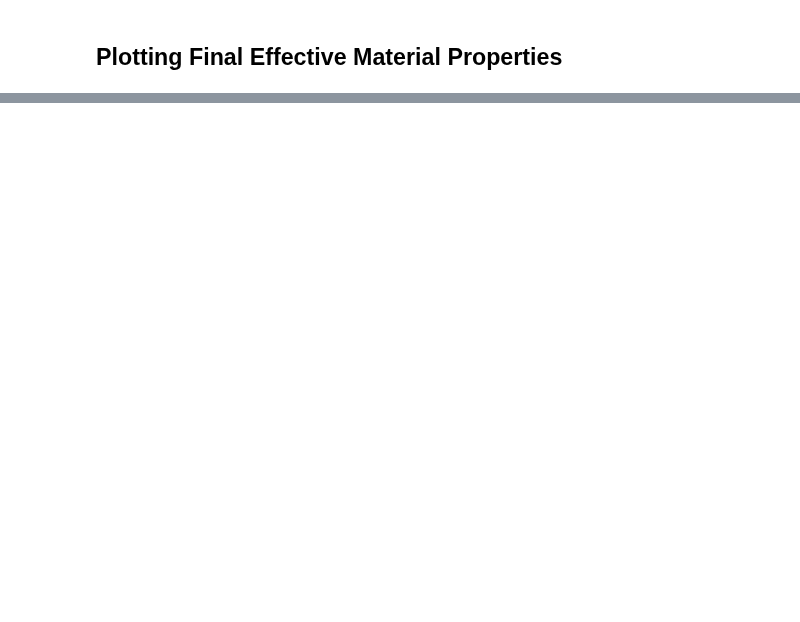
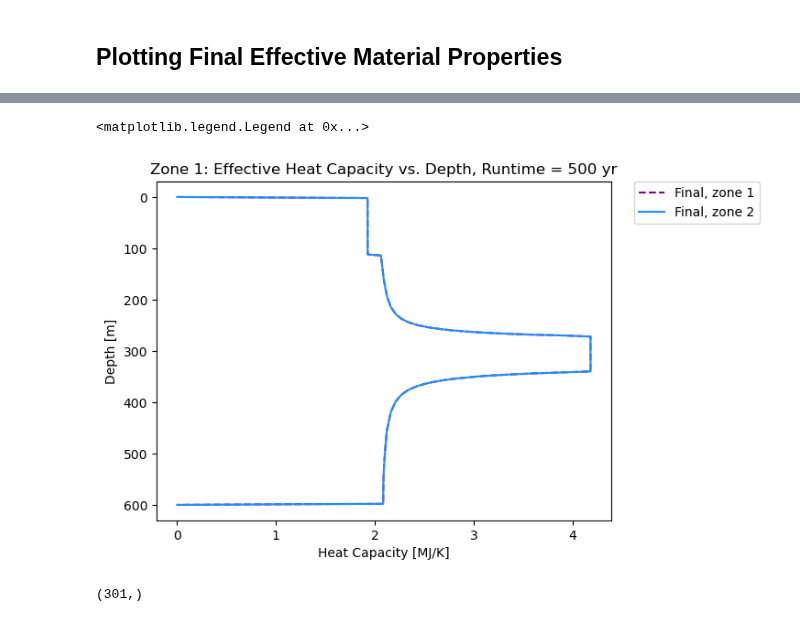
Before and after one commit to alexiak322/ceres-pingo-model, a Jupyter notebook: -1DHT-model-code/python/1DHT Model.ipynb, the cells around one changed output, grey strips where cells are left out. Drawn from its saved outputs; the diff is of its cells as text; code cells hidden in the pictures; blank space fills up the shorter version.

```diff
--- a/-1DHT-model-code/python/1DHT Model.ipynb
+++ b/-1DHT-model-code/python/1DHT Model.ipynb
@@ -735,0 +747,20 @@ f_ice_0_1
+# %%
+### Fig - Final effective material property distrubutions
+#plotting curves for initial and final effective heat capacity distributions
+
+plt.figure()
+#plt.xlim([100,400])
+plt.plot(C_eq_0_1/1e6, z, linestyle='dashed',color='darkmagenta', label='Final, zone 1')
+plt.plot(C_eq_1_2/1e6, z, color='dodgerblue', label='Final, zone 2')
+plt.gca().invert_yaxis()
+plt.xlabel('Heat Capacity [MJ/K]')
+plt.ylabel('Depth [m]')
+plt.title('Zone 1: Effective Heat Capacity vs. Depth, Runtime = %r yr' %(runtime))
+plt.legend(bbox_to_anchor=(1.05, 1), loc='upper left', borderaxespad=0)
+# %% [output]
+<matplotlib.legend.Legend at 0x...>
+[figure, added]
+# %%
+np.shape(a_eq_0_1)
+# %% [output]
+(301,)
```
Also changed, not shown: parts of 23 cells of this notebook.
